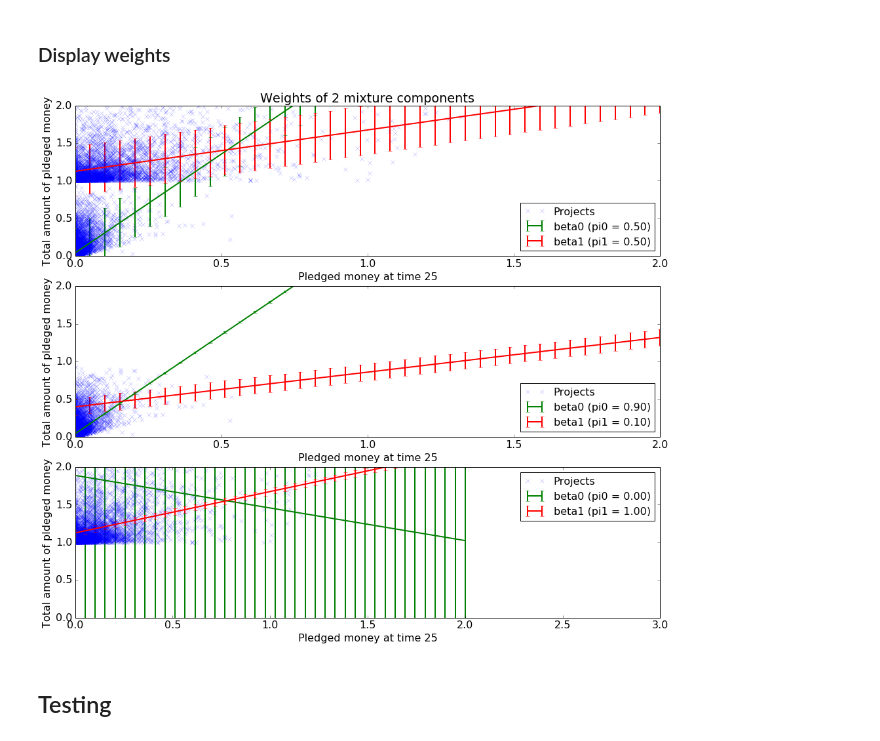
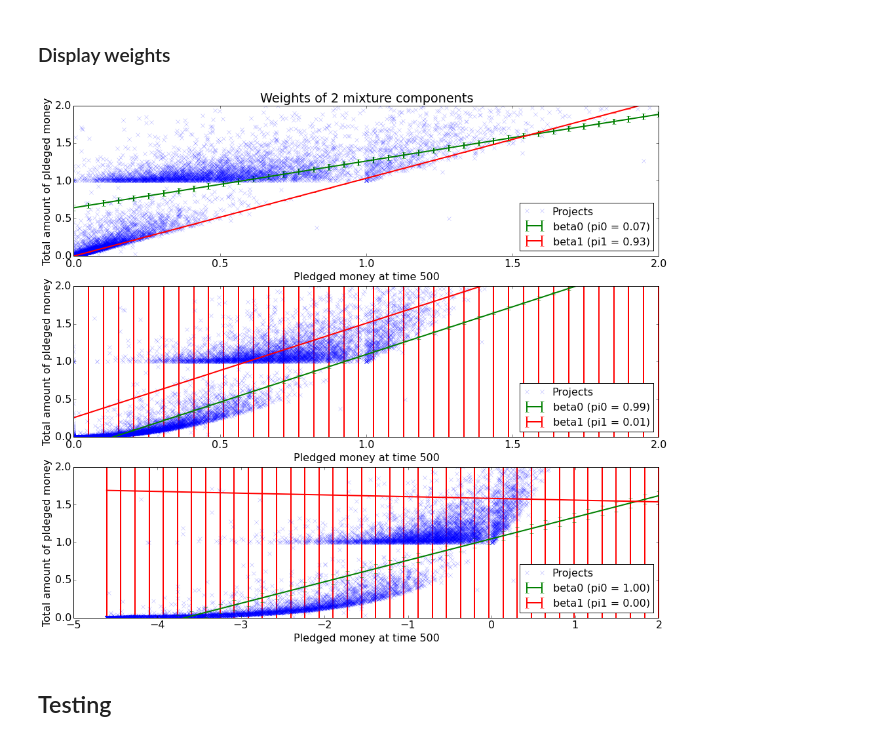
Before and after one commit to vicow/gaussian-process, a Jupyter notebook: notebooks/sidekick-6-mixture-of-linear-regressions-one-sample.ipynb, the cells around one changed output. Drawn from its saved outputs; the diff is of its cells as text; code cells hidden in the pictures.

```diff
--- a/notebooks/sidekick-6-mixture-of-linear-regressions-one-sample.ipynb
+++ b/notebooks/sidekick-6-mixture-of-linear-regressions-one-sample.ipynb
@@ -191,16 +238,27 @@ Weights norm: [2.6249304080290115, 0.6096126515424064]
 # %%
+c = 0.01
+X_train3 = np.log(X_train + c)
+X_test3 = np.log(X_test + c)
+
 K = 2
 beta = 1 / np.var(y_train)
 #beta = 0.0001
 epsilon = 1e0
 lam = 0
 iterations = 1000
-random_restarts = 10
+random_restarts = None
 
-mls3 = LeastSquaresMixture(X_train, y_train,
+mls3 = LeastSquaresMixture(X_train3, y_train,
                           K=K, beta=beta, lam=lam,
                           iterations=iterations, epsilon=epsilon, random_restarts=random_restarts)
-mls3.train(verbose=False)
+mls3.train(verbose=True)
 
 print(mls3)
+
+# Create linear regression object
+regr = linear_model.LinearRegression()
+# Train the model using the training sets
+regr.fit(X_train3, y_train)
+# The coefficients
+print('Linear regression coefficients:', regr.intercept_, regr.coef_)
 # %% [output]
@@ -233,60 +299,64 @@ for k in range(K):
     w_k = mls2.w[:, k]
     y2.append(x.dot(w_k))
 
+x3 = np.ones((n_points, 2))
+x3[:, 1] = np.linspace(np.log(c), outlier_threshold, n_points)
 y3 = []
 for k in range(K):
     w_k = mls3.w[:, k]
-    y3.append(x.dot(w_k))
+    y3.append(x3.dot(w_k))
 
 plt.figure(1)
 
 plt.subplot(311)
-t = 25
+t = 500
 if projects:
-    yt = [p.money[t] for p in projects_train if p.money[T] < outlier_threshold and p.money[t] < outlier_threshold]
-    yT = [p.money[T] for p in projects_train if p.money[T] < outlier_threshold and p.money[t] < outlier_threshold]
+    yt = [p.money[t] for p in projects_train if p.money[T] < outlier_threshold and p.money[t] < outlier_threshold and p.money[t] >= 0]
+    yT = [p.money[T] for p in projects_train if p.money[T] < outlier_threshold and p.money[t] < outlier_threshold and p.money[t] >= 0]
     plt.plot(yt, yT, 'x', label="Projects", alpha=0.3)
 for k in range(K):
     plt.errorbar(x[:, 1], y1[k], x[:, 0] / mls1.beta[k], label="beta%s (pi%s = %0.2f)" % (k, k, mls1.pi[k],), lw=2)
 plt.title("Weights of %s mixture components" % K)
 plt.xlabel("Pledged money at time %s" % t)
 plt.ylabel("Total amount of pldeged money")
 plt.xlim([0, 2])
 plt.ylim([0, 2])
 plt.legend(loc='best')
 
 plt.subplot(312)
-t = 25
+t = 500
 if projects:
-    yt = [p.money[t] for p in projects_train if p.money[T] < outlier_threshold and p.money[t] < outlier_threshold and not p.successful]
-    yT = [p.money[T] for p in projects_train if p.money[T] < outlier_threshold and p.money[t] < outlier_threshold and not p.successful]
+    yt = [p.money[t] for p in projects_train if p.money[T] < outlier_threshold and p.money[t] < outlier_threshold and p.money[t] >= 0]
+    yt = np.sqrt(yt)
+    yT = [p.money[T] for p in projects_train if p.money[T] < outlier_threshold and p.money[t] < outlier_threshold and p.money[t] >= 0]
     plt.plot(yt, yT, 'x', label="Projects", alpha=0.3)
 for k in range(K):
     plt.errorbar(x[:, 1], y2[k], x[:, 0] / mls2.beta[k], label="beta%s (pi%s = %0.2f)" % (k, k, mls2.pi[k],), lw=2)
 plt.xlabel("Pledged money at time %s" % t)
 plt.ylabel("Total amount of pldeged money")
 plt.xlim([0, 2])
 plt.ylim([0, 2])
 plt.legend(loc='best')
 
 plt.subplot(313)
-t = 25
+t = 500
 if projects:
-    yt = [p.money[t] for p in projects_train if p.money[T] < outlier_threshold and p.money[t] < outlier_threshold and p.successful]
-    yT = [p.money[T] for p in projects_train if p.money[T] < outlier_threshold and p.money[t] < outlier_threshold and p.successful]
+    yt = [p.money[t] for p in projects_train if p.money[T] < outlier_threshold and p.money[t] < outlier_threshold and p.money[t] > 0]
+    yt = np.log(np.array(yt) + c)
+    yT = [p.money[T] for p in projects_train if p.money[T] < outlier_threshold and p.money[t] < outlier_threshold and p.money[t] > 0]
     plt.plot(yt, yT, 'x', label="Projects", alpha=0.3)
 for k in range(K):
-    plt.errorbar(x[:, 1], y3[k], x[:, 0] / mls3.beta[k], label="beta%s (pi%s = %0.2f)" % (k, k, mls3.pi[k],), lw=2)
+    plt.errorbar(x3[:, 1], y3[k], x3[:, 0] / mls3.beta[k], label="beta%s (pi%s = %0.2f)" % (k, k, mls3.pi[k],), lw=2)
 plt.xlabel("Pledged money at time %s" % t)
 plt.ylabel("Total amount of pldeged money")
-plt.xlim([0, 3])
+#plt.xlim([0, 3])
 plt.ylim([0, 2])
 plt.legend(loc='best')
 
 plt.savefig("weights.pdf")
 plt.show()
 # %% [output]
-[figure, old version]
+[figure, new version]
 # %% [markdown]
 ## Testing
 # %% [markdown]
```
Also changed, not shown: parts of 10 cells of this notebook, 1 other file.
